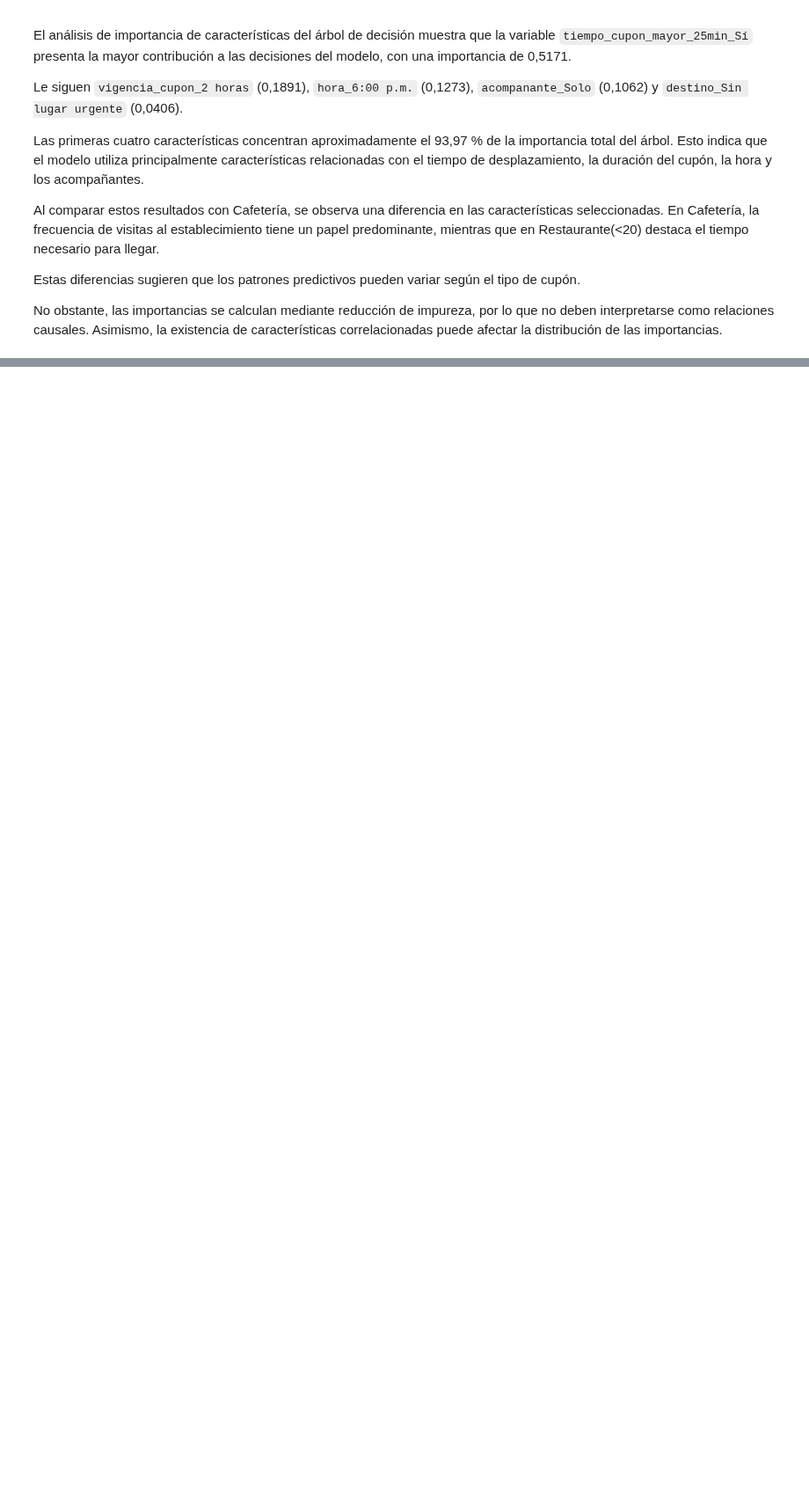
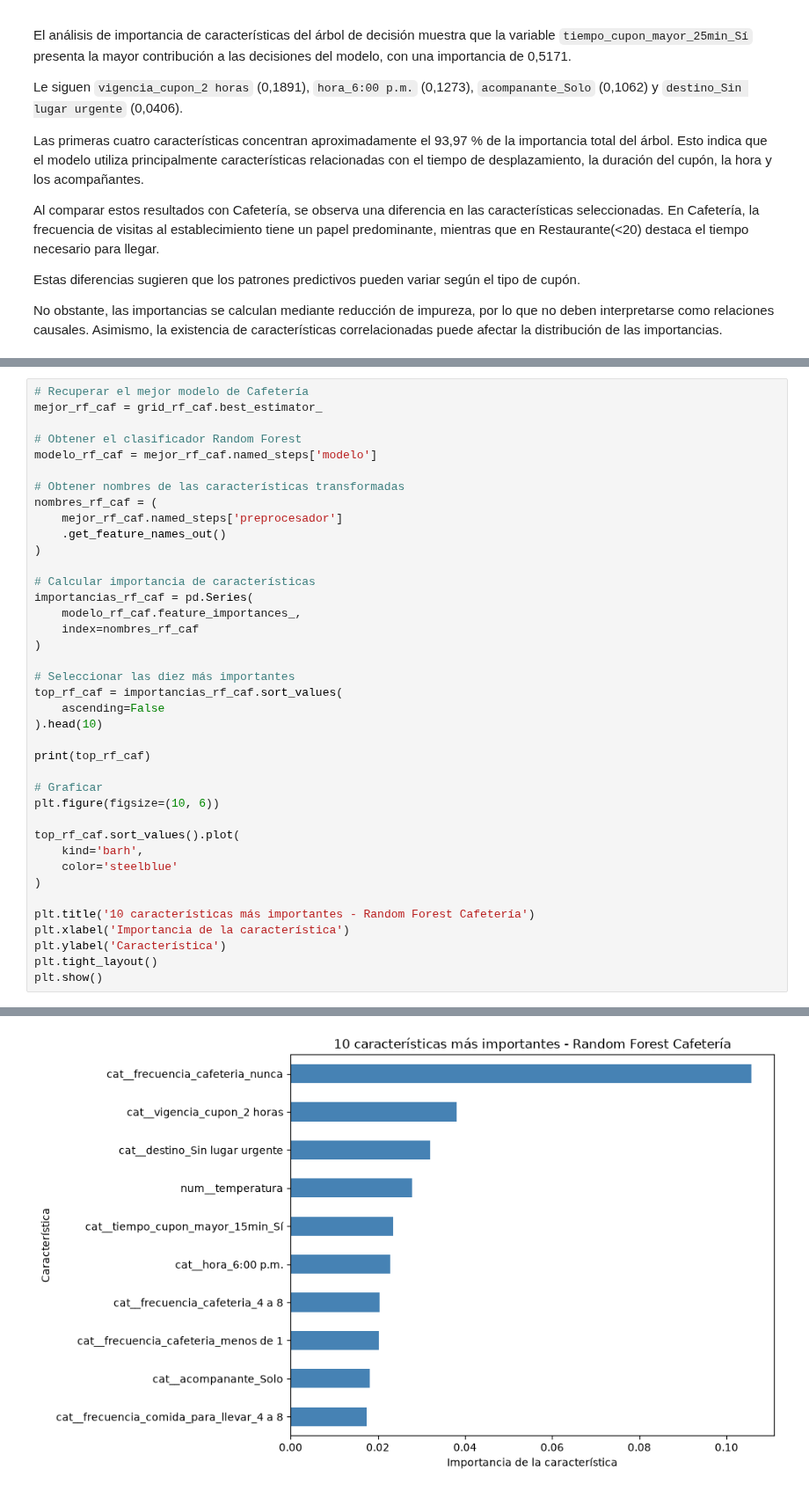
Before and after one commit to lauraS191/MaterialDeClase-ISIS-2611, a Jupyter notebook: 202620/Laboratorios/L3/Laboratorio3-Punto4.ipynb, the cells around one changed output, grey strips where cells are left out. Shown at 88% size. Cells and saved outputs as stored; diff of their text form; blank space fills up the shorter version.

```diff
--- a/202620/Laboratorios/L3/Laboratorio3-Punto4.ipynb
+++ b/202620/Laboratorios/L3/Laboratorio3-Punto4.ipynb
@@ -1831,0 +2155,40 @@ No obstante, las importancias se calculan mediante reducción de impureza, por l
+# %%
+# Recuperar el mejor modelo de Cafetería
+mejor_rf_caf = grid_rf_caf.best_estimator_
+
+# Obtener el clasificador Random Forest
+modelo_rf_caf = mejor_rf_caf.named_steps['modelo']
+
+# Obtener nombres de las características transformadas
+nombres_rf_caf = (
+    mejor_rf_caf.named_steps['preprocesador']
+    .get_feature_names_out()
+)
+
+# Calcular importancia de características
+importancias_rf_caf = pd.Series(
+    modelo_rf_caf.feature_importances_,
+    index=nombres_rf_caf
+)
+
+# Seleccionar las diez más importantes
+top_rf_caf = importancias_rf_caf.sort_values(
+    ascending=False
+).head(10)
+
+print(top_rf_caf)
+
+# Graficar
+plt.figure(figsize=(10, 6))
+
+top_rf_caf.sort_values().plot(
+    kind='barh',
+    color='steelblue'
+)
+
+plt.title('10 características más importantes - Random Forest Cafetería')
+plt.xlabel('Importancia de la característica')
+plt.ylabel('Característica')
+plt.tight_layout()
+plt.show()
+# %% [output]
@@ -1831,0 +2206 @@ No obstante, las importancias se calculan mediante reducción de impureza, por l
+[figure, added]
```
Also changed, not shown: parts of 42 cells of this notebook, 1 other file.
